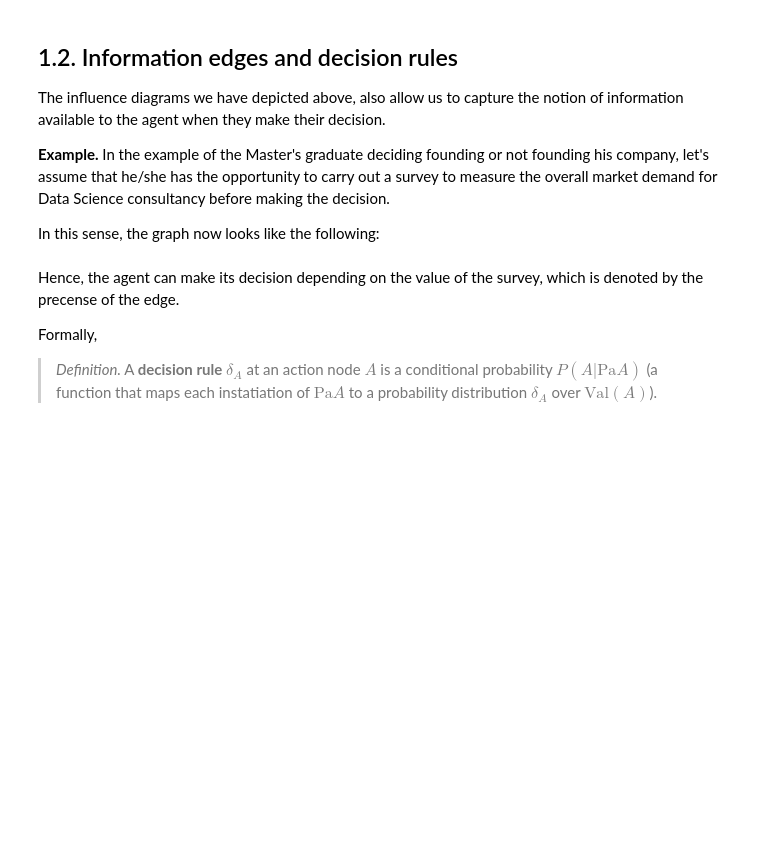
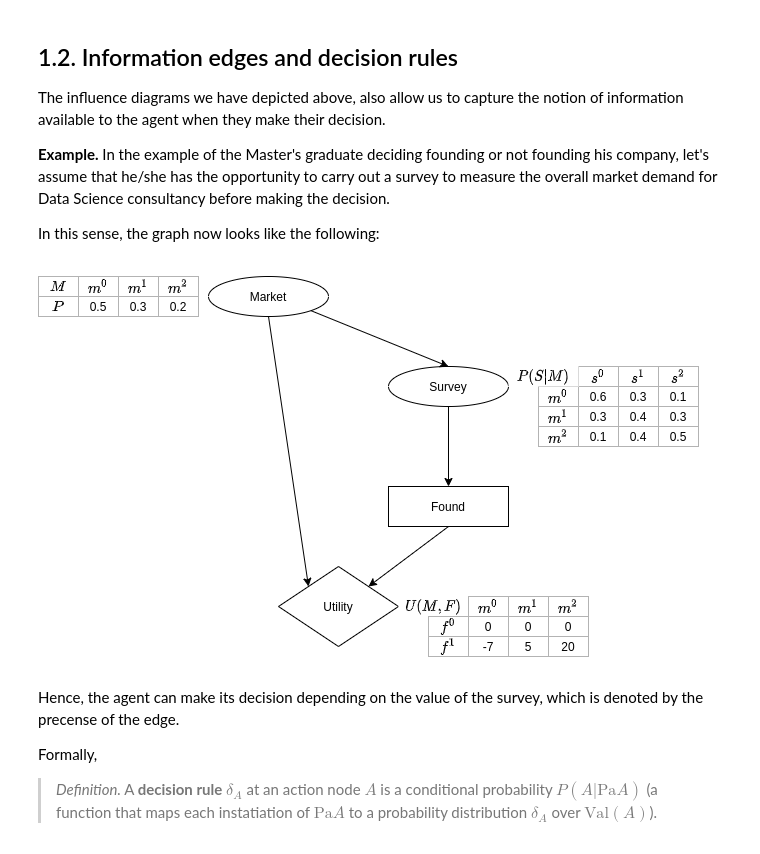
Before and after one commit to OmarVillalobos/mgpo2020, a Jupyter notebook: Modulo1/Clase5/DecisionTheory.ipynb, the cells around one changed output. Cells and saved outputs as stored; diff of their text form; code cells hidden in the pictures; blank space fills up the shorter version.

```diff
--- a/Modulo1/Clase5/DecisionTheory.ipynb
+++ b/Modulo1/Clase5/DecisionTheory.ipynb
@@ -128,6 +186,9 @@ The influence diagrams we have depicted above, also allow us to capture the noti
 In this sense, the graph now looks like the following:
 # %%
 # First draw in the white board, then show (second_representation)
+Image("figures/second_representation.png")
+# %% [output]
+[figure, added]
 # %% [markdown]
 Hence, the agent can make its decision depending on the value of the survey, which is denoted by the precense of the edge.
 
```
Also changed, not shown: parts of 43 cells of this notebook.
